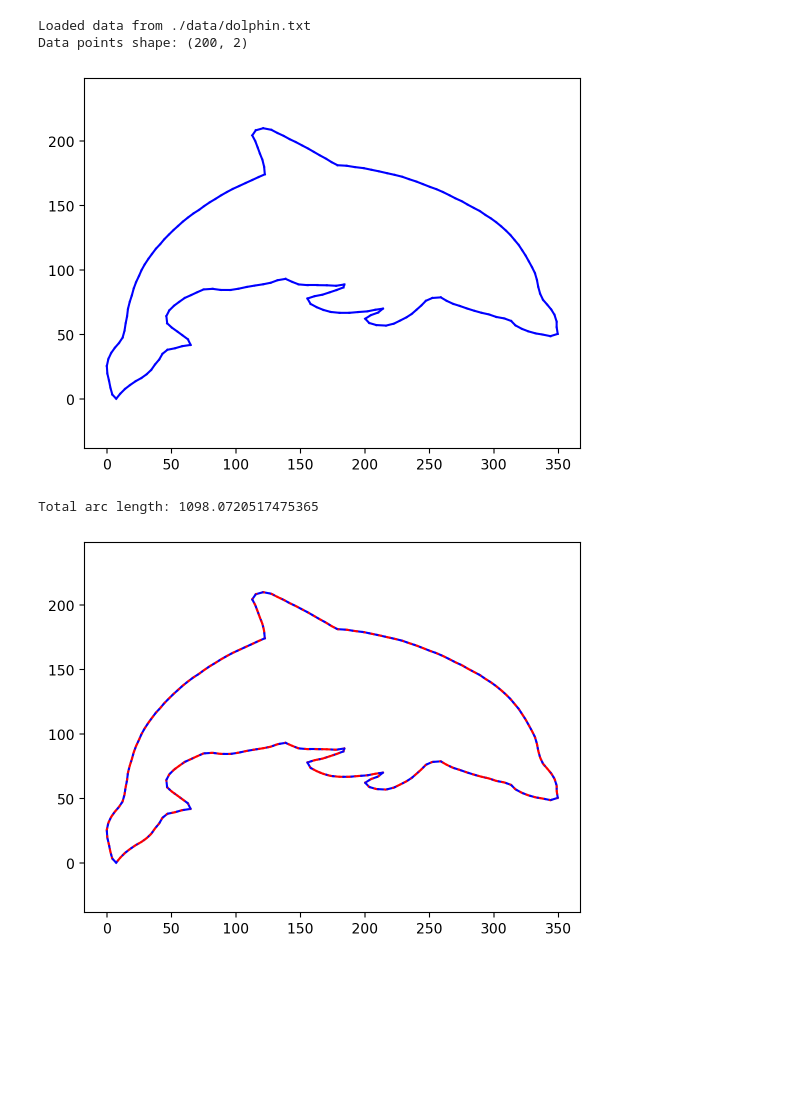
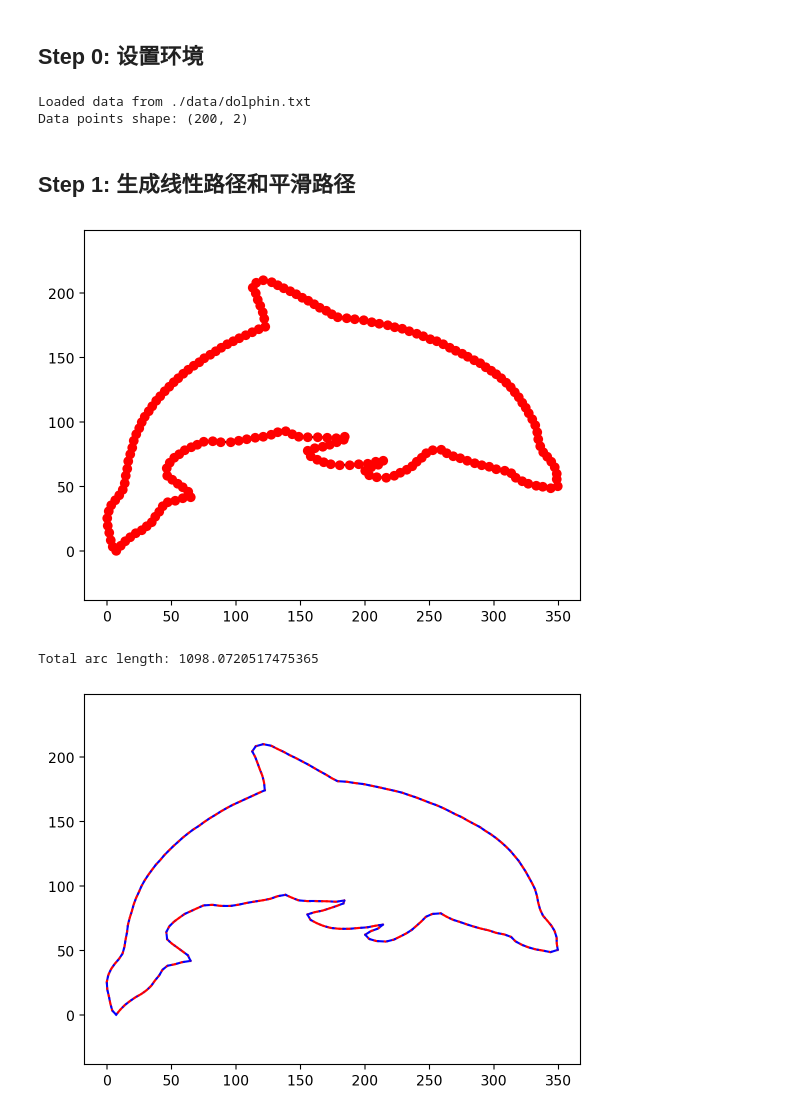
Before and after one commit to Theigrams/cnc_interpolation, a Jupyter notebook: papers/Zhao2013/Dolphin.ipynb, the cells around one changed output. Cells and saved outputs as stored; diff of their text form; code cells hidden in the pictures; blank space fills up the shorter version.

```diff
--- a/papers/Zhao2013/Dolphin.ipynb
+++ b/papers/Zhao2013/Dolphin.ipynb
@@ -8,6 +8,8 @@ root_path = Path(osp.abspath("")).parents[1]
 sys.path.append(str(root_path))
 
 %config InlineBackend.figure_format='retina'
+# %% [markdown]
+## Step 0: 设置环境
 # %%
 import numpy as np
 from algorithm import SmoothedPath
@@ -32,13 +35,15 @@ print(f"Data points shape: {data_pts.shape}")
 # %% [output]
 Loaded data from ./data/dolphin.txt
 Data points shape: (200, 2)
+# %% [markdown]
+## Step 1: 生成线性路径和平滑路径
 # %%
 linear_path = LinearPath(data_pts, chord_error)
-vis.plot_toolpath(linear_path)
-linear_path_lengths = [block.length for block in linear_path.blocks]
+vis.plot_path(linear_path)
+linear_path_lengths = linear_path.lengths
 print(f"Total arc length: {np.sum(linear_path_lengths)}")
 # %% [output]
-[figure, old version]
+[figure, new version]
 Total arc length: 1098.0720517475365
 # %%
 smooth_path = SmoothedPath(data_pts, chord_error, c1)
```
Also changed, not shown: parts of 12 cells of this notebook, 5 other files.
